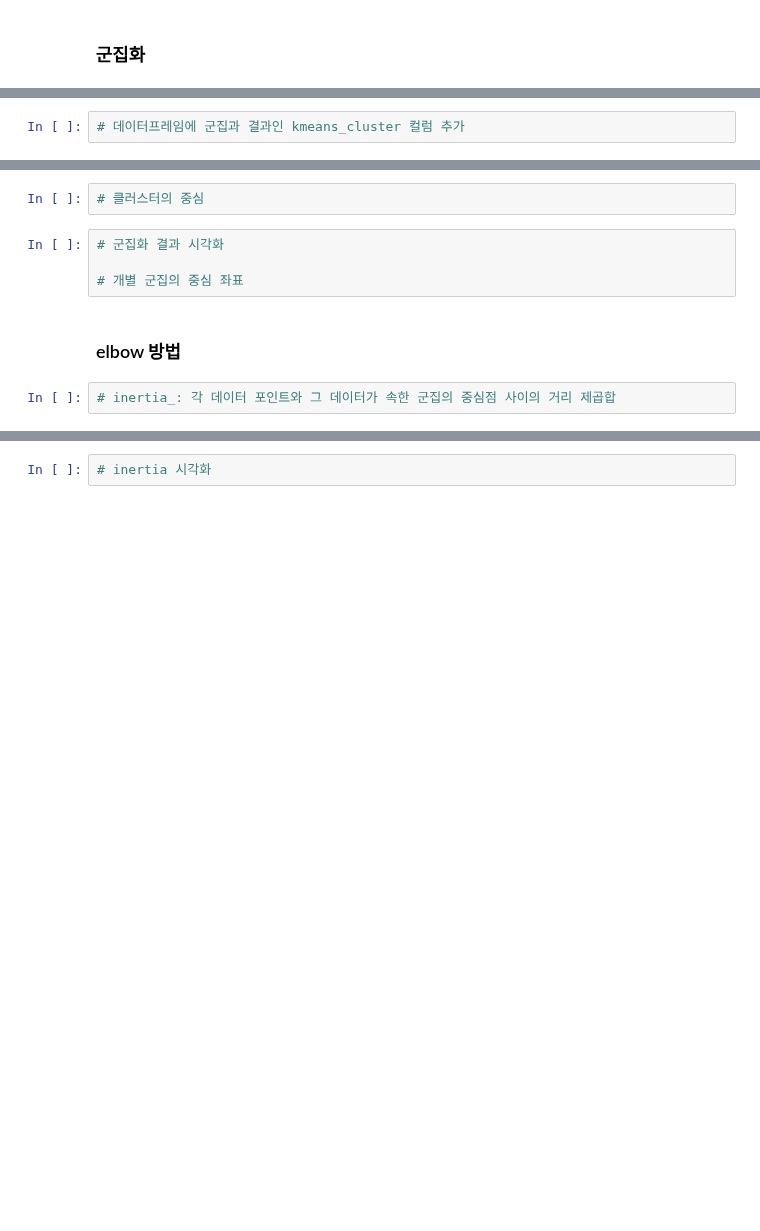
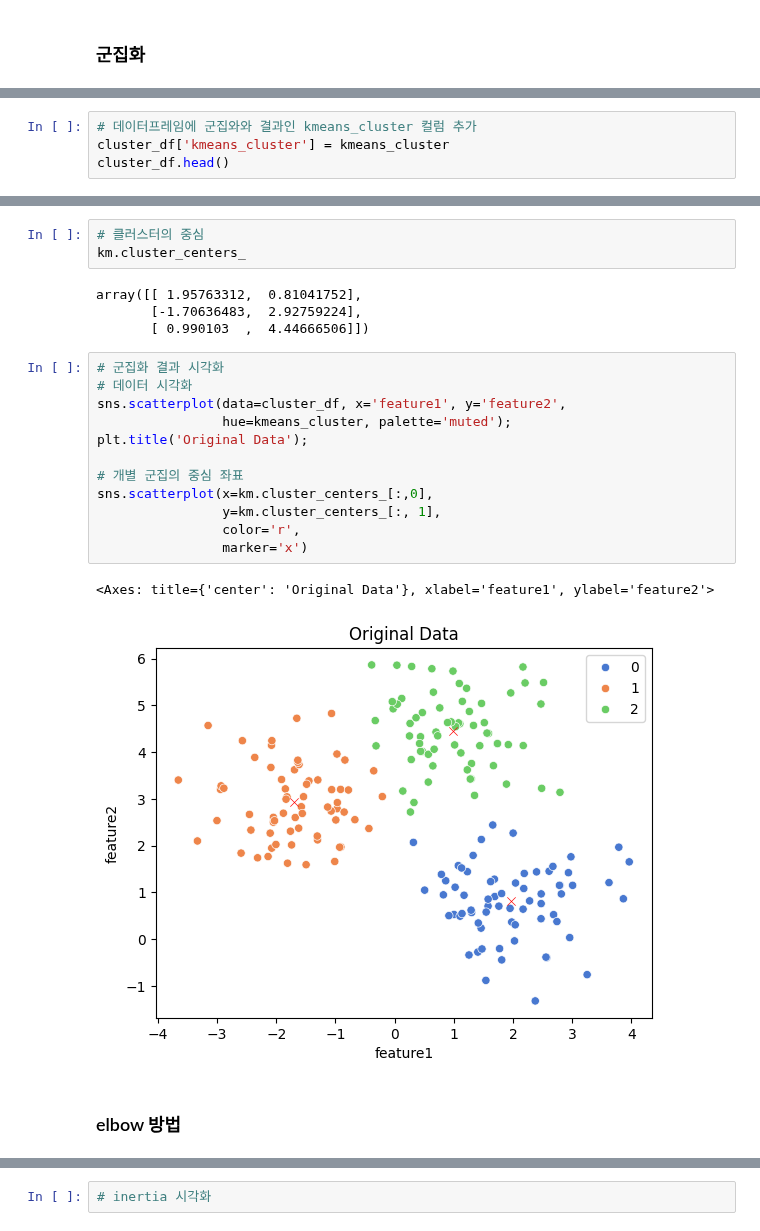
Before and after one commit to parkjiyon7/MSAI_6, a Jupyter notebook: python_ML/20_군집화_실습.ipynb, the cells around one changed output, grey strips where cells are left out. Drawn from its saved outputs; the diff is of its cells as text; blank space fills up the shorter version.

```diff
--- a/python_ML/20_군집화_실습.ipynb
+++ b/python_ML/20_군집화_실습.ipynb
@@ -80,2 +78,4 @@ array([2, 0, 0, 2, 0, 2, 1, 1, 0, 2, 0, 2, 0, 0, 0, 2, 1, 1, 0, 2, 2, 1,
 # %%
-# 데이터프레임에 군집과 결과인 kmeans_cluster 컬럼 추가
+# 데이터프레임에 군집와와 결과인 kmeans_cluster 컬럼 추가
+cluster_df['kmeans_cluster'] = kmeans_cluster
+cluster_df.head()
@@ -82,10 +89,24 @@ array([2, 0, 0, 2, 0, 2, 1, 1, 0, 2, 0, 2, 0, 0, 0, 2, 1, 1, 0, 2, 2, 1,
 # %%
 # 클러스터의 중심
+km.cluster_centers_
+# %% [output]
+array([[ 1.95763312,  0.81041752],
+       [-1.70636483,  2.92759224],
+       [ 0.990103  ,  4.44666506]])
-# %%
-# 군집화 결과 시각화
-
-# 개별 군집의 중심 좌표
+# %%
+# 군집화 결과 시각화
+# 데이터 시각화
+sns.scatterplot(data=cluster_df, x='feature1', y='feature2',
+                hue=kmeans_cluster, palette='muted');
+plt.title('Original Data');
+
+# 개별 군집의 중심 좌표
+sns.scatterplot(x=km.cluster_centers_[:,0],
+                y=km.cluster_centers_[:, 1],
+                color='r',
+                marker='x')
+# %% [output]
+<Axes: title={'center': 'Original Data'}, xlabel='feature1', ylabel='feature2'>
+[figure, added]
 # %% [markdown]
 ### elbow 방법
-# %%
-# inertia_: 각 데이터 포인트와 그 데이터가 속한 군집의 중심점 사이의 거리 제곱합
```
Also changed, not shown: parts of 3 cells of this notebook.
